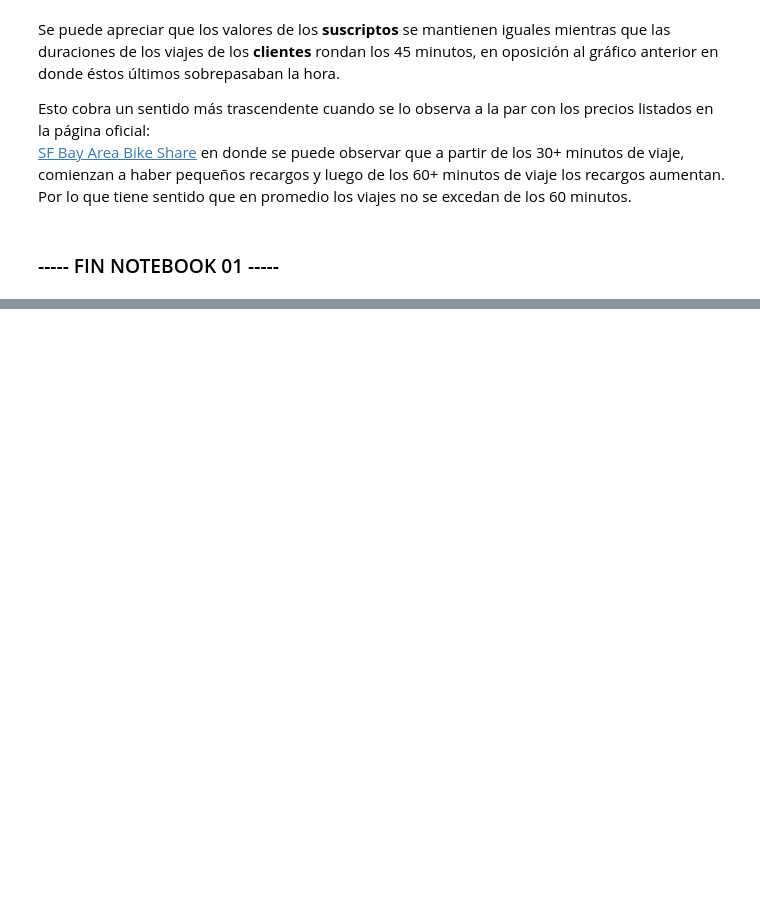
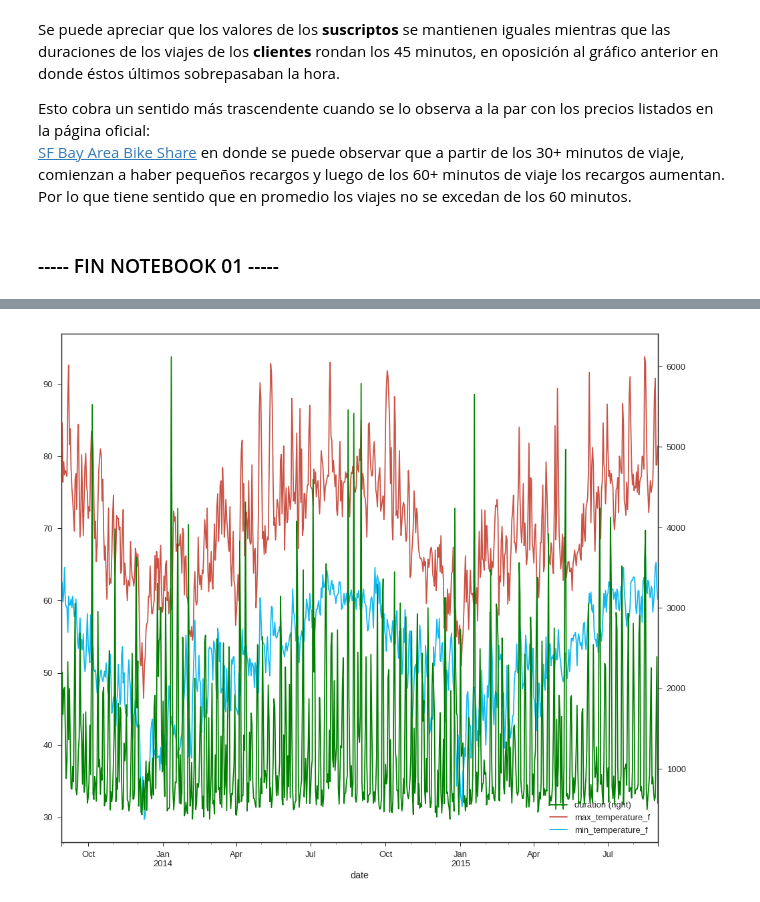
Before and after one commit to fpenovi/SFbikeTravelDuration, a Jupyter notebook: notebooks/00 - kernel.ipynb, the cells around one changed output, grey strips where cells are left out. Cells and saved outputs as stored; diff of their text form; code cells hidden in the pictures; blank space fills up the shorter version.

```diff
--- a/notebooks/00 - kernel.ipynb
+++ b/notebooks/00 - kernel.ipynb
@@ -266,0 +372,16 @@ Esto cobra un sentido más trascendente cuando se lo observa a la par con los pr
+# %%
+dfTrip_N_Weather.rename(columns={'start_date':'date'}, inplace=True)
+dfTrip_N_Weather = dfTrip_N_Weather[['duration', 'date', 'city', 'zip_code']].groupby(by=['date', 'city', 'zip_code'])\
+                                                          .agg('mean')\
+                                                          .reset_index()
+
+# Como el zip code tiene type int64, lo paso a str para poder hacer el merge
+# dfTrip_N_Weather.zip_code = int(dfTrip_N_Weather.zip_code)
+# %%
+# Convierto a int64 para poder hacer el merge
+dfTrip_N_Weather.zip_code = pd.to_numeric(dfTrip_N_Weather.zip_code)
+# %%
+dfTrip_N_Weather = dfTrip_N_Weather.merge(dfWeather[['date', 'zip_code', 'max_temperature_f', 'min_temperature_f']], on=['date', 'zip_code'])
+# %%
+dfTrip_N_Weather.sort_values(by='date', inplace=True)
+dfTrip_N_Weather.head()
@@ -266,0 +398,15 @@ Esto cobra un sentido más trascendente cuando se lo observa a la par con los pr
+# %%
+dfTrip_N_WeatherGeneral = dfTrip_N_Weather.sort_values(by=['date'])
+dfTrip_N_WeatherGeneral[['date', 'duration', 'max_temperature_f', 'min_temperature_f']]\
+                        .groupby(by=['date'])\
+                        .agg('mean')\
+                        .reset_index()\
+                        .plot(x='date',\
+                              kind='line',\
+                              secondary_y='duration',\
+                              figsize=(16,14),\
+                              color=['g', '#cc5245', '#10b9f2']
+                              )
+plt.show()
+# %% [output]
+[figure, added]
```
Also changed, not shown: parts of 32 cells of this notebook.
